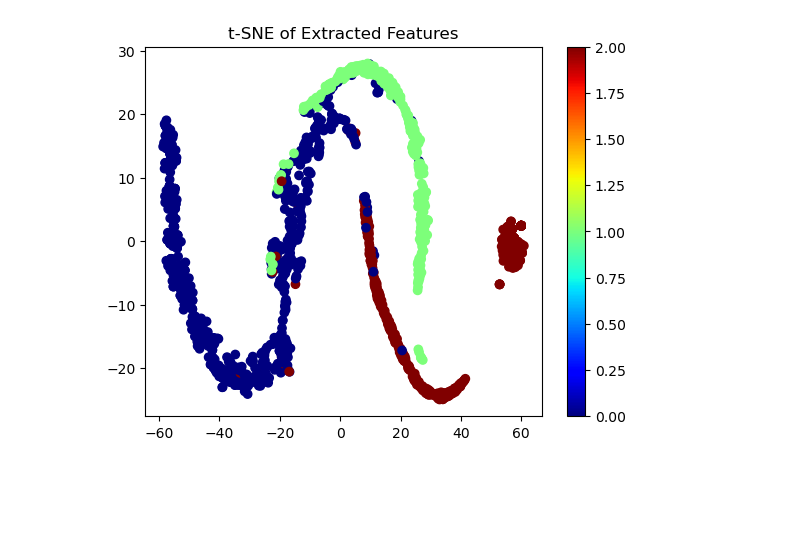
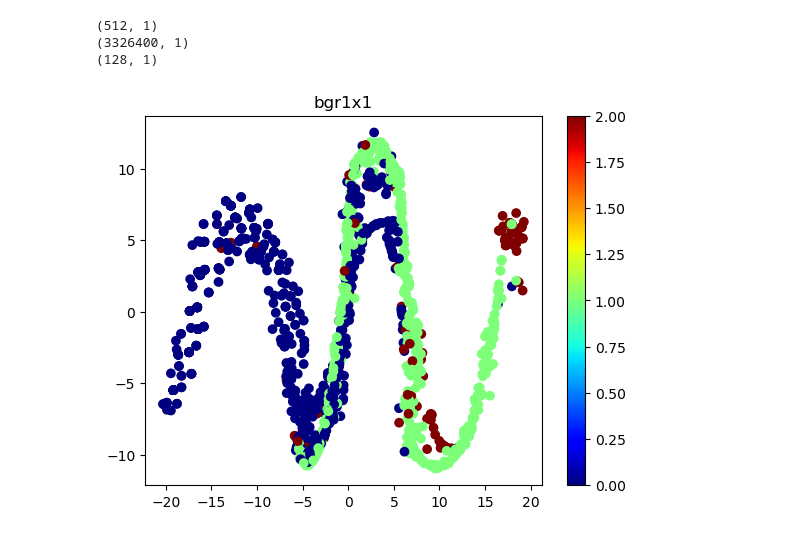
Before and after one commit to crisi7/Road_Recognition, a Jupyter notebook: FeatureX/TSNE.ipynb, the cells around one changed output. Cells and saved outputs as stored; diff of their text form; code cells hidden in the pictures; blank space fills up the shorter version.

```diff
--- a/FeatureX/TSNE.ipynb
+++ b/FeatureX/TSNE.ipynb
@@ -4,27 +4,39 @@ from sklearn.manifold import TSNE
 import matplotlib.pyplot as plt
 # %%
 # 数据准备
-target = 3
+target = 2
 data_name = ['0618', '0854', '1066'][target - 1]
 features_bgr1x1 = np.load(f'./Features/{data_name}_BGR1x1_featuers.npy')
-labels_bgr1x1 = np.load(f'Features/{data_name}_BGR1x1_labels.npy')
 features_hsv1x1 = np.load(f'./Features/{data_name}_HSV1x1_features.npy')
 features_bgr3x3 = np.load(f'./Features/{data_name}_BGR3x3_featuers.npy')
 features_hsv3x3 = np.load(f'./Features/{data_name}_HSV3x3_features.npy')
-features_resnet = np.load(f'./Features/{data_name}_NN_features.npy').squeeze().reshape(-1, 1)
+features_resnet = np.load(f'./Features/{data_name}_NN_features.npy').reshape(-1, 1)
 features_hog = np.load(f'./Features/{data_name}_hog_featuers.npy').reshape(-1, 1)
 features_gist = np.load(f'./Features/{data_name}_GIST_featuers.npy').reshape(-1, 1)
-features_pca = np.load(f'./Features/{data_name}_PCA_features.npy')
+
+labels_bgr1x1 = np.load(f'./Features/{data_name}_BGR1x1_labels.npy')
+labels_hsv1x1 = np.load(f'./Features/{data_name}_HSV1x1_labels.npy')
+labels_bgr3x3 = np.load(f'./Features/{data_name}_BGR3x3_labels.npy')
+labels_hsv3x3 = np.load(f'./Features/{data_name}_HSV3x3_labels.npy')
+# labels_resnet = np.load(f'./Features/{data_name}_NN_labels.npy').reshape(-1, 1)
+# labels_gist = np.load(f'./Features/{data_name}_GIST_labels.npy').reshape(-1, 1)
+print(features_resnet.shape)
+print(features_hog.shape)
+print(features_gist.shape)
+# %% [output]
+(512, 1)
+(3326400, 1)
+(128, 1)
 # %%
-def t_SNE(features, labels):
-    tsne = TSNE(n_components=2, random_state=42)
+def t_SNE(features, labels, title):
+    tsne = TSNE(n_components=3, random_state=42)
     features_2d = tsne.fit_transform(features)
 
     plt.scatter(features_2d[:, 0], features_2d[:, 1], c=labels, cmap='jet')  # labels 是你的样本标签
     plt.colorbar()  # 显示颜色条
-    plt.title("t-SNE of Extracted Features")
+    plt.title(f"{title}")
     plt.show()
-# %%
-t_SNE(features_bgr1x1, labels_bgr1x1)
-# %% [output]
-[figure, removed]
+# %%
+t_SNE(features_bgr1x1, labels_bgr1x1, 'bgr1x1')
+# %% [output]
+[figure, added]
```
Also changed, not shown: parts of 3 cells of this notebook, 18 other files.
